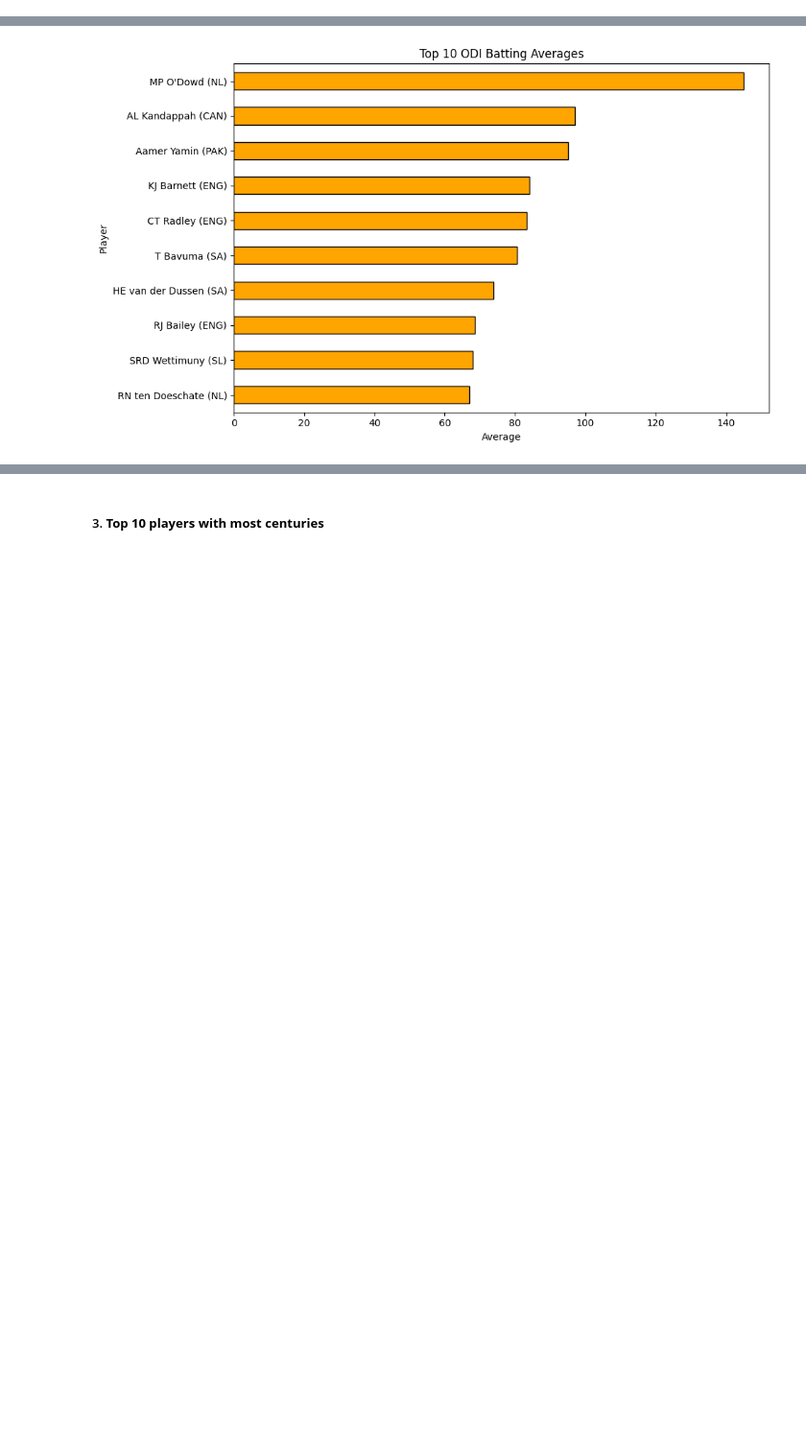
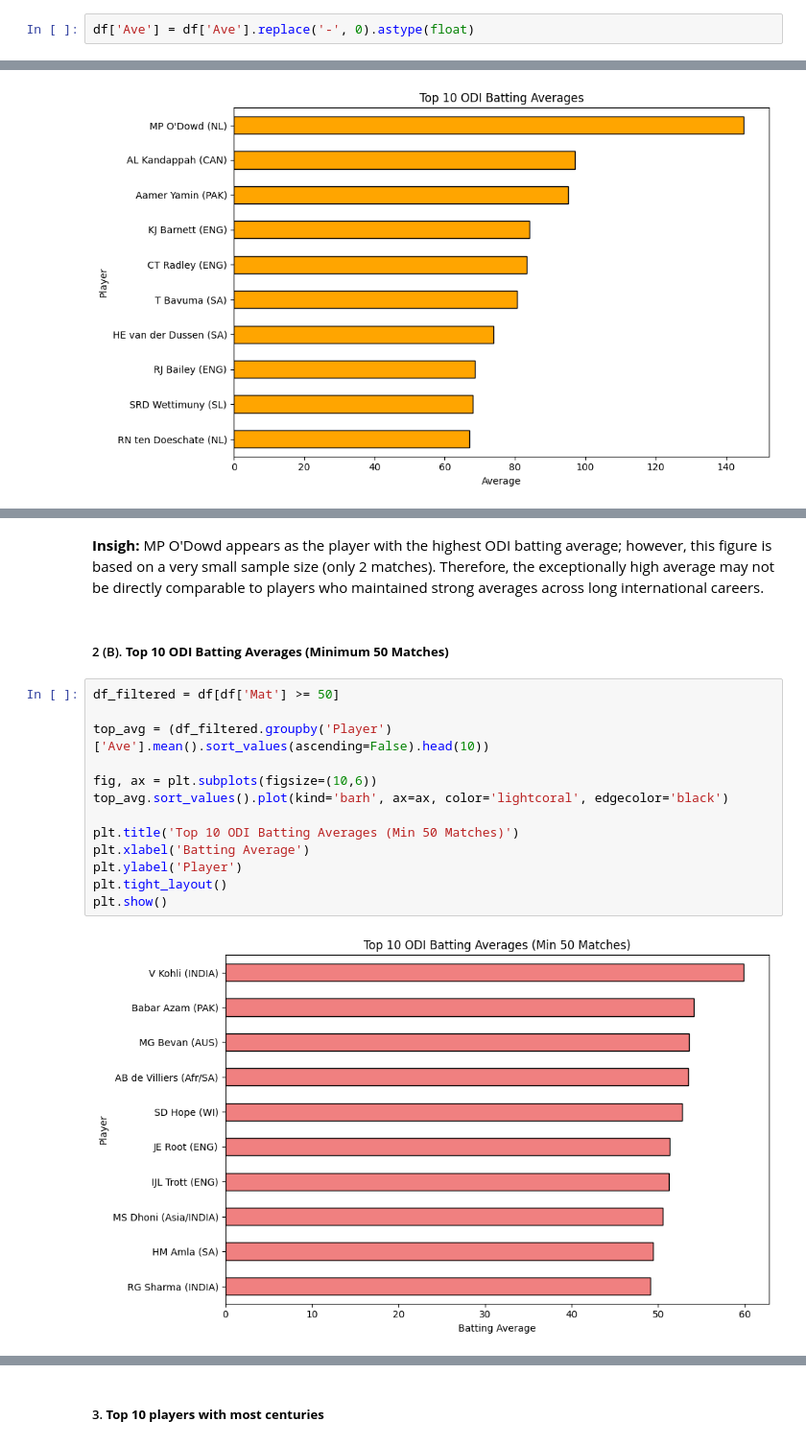
Before and after one commit to harsa4333/Cricket-Analytics-Dashboard, a Jupyter notebook: Python/01_Batting_EDA.ipynb, the cells around one changed output, grey strips where cells are left out. Shown at 96% size. Saved outputs shown, nothing was run; the diff lists cells and outputs as text; blank space fills up the shorter version.

Commit message:
Updated ODI Batting EDA

```diff
--- a/Python/01_Batting_EDA.ipynb
+++ b/Python/01_Batting_EDA.ipynb
@@ -46,3 +47,5 @@ max      49.000000    96.000000    34.000000
+# %%
+df['Ave'] = df['Ave'].replace('-', 0).astype(float)
 # %% [markdown]
 ### 4. **Visualizations**
 # %% [markdown]
@@ -85,0 +98,19 @@ plt.show()
+# %% [markdown]
+**Insigh:** MP O'Dowd appears as the player with the highest ODI batting average; however, this figure is based on a very small sample size (only 2 matches). Therefore, the exceptionally high average may not be directly comparable to players who maintained strong averages across long international careers.
+# %% [markdown]
+##### 2 (B). **Top 10 ODI Batting Averages (Minimum 50 Matches)**
+# %%
+df_filtered = df[df['Mat'] >= 50]
+
+top_avg = (df_filtered.groupby('Player')['Ave'].mean().sort_values(ascending=False).head(10))
+
+fig, ax = plt.subplots(figsize=(10,6))
+top_avg.sort_values().plot(kind='barh', ax=ax, color='lightcoral', edgecolor='black')
+
+plt.title('Top 10 ODI Batting Averages (Min 50 Matches)')
+plt.xlabel('Batting Average')
+plt.ylabel('Player')
+plt.tight_layout()
+plt.show()
+# %% [output]
+[figure, added]
```
Also changed, not shown: parts of 21 cells of this notebook, 4 other files.
